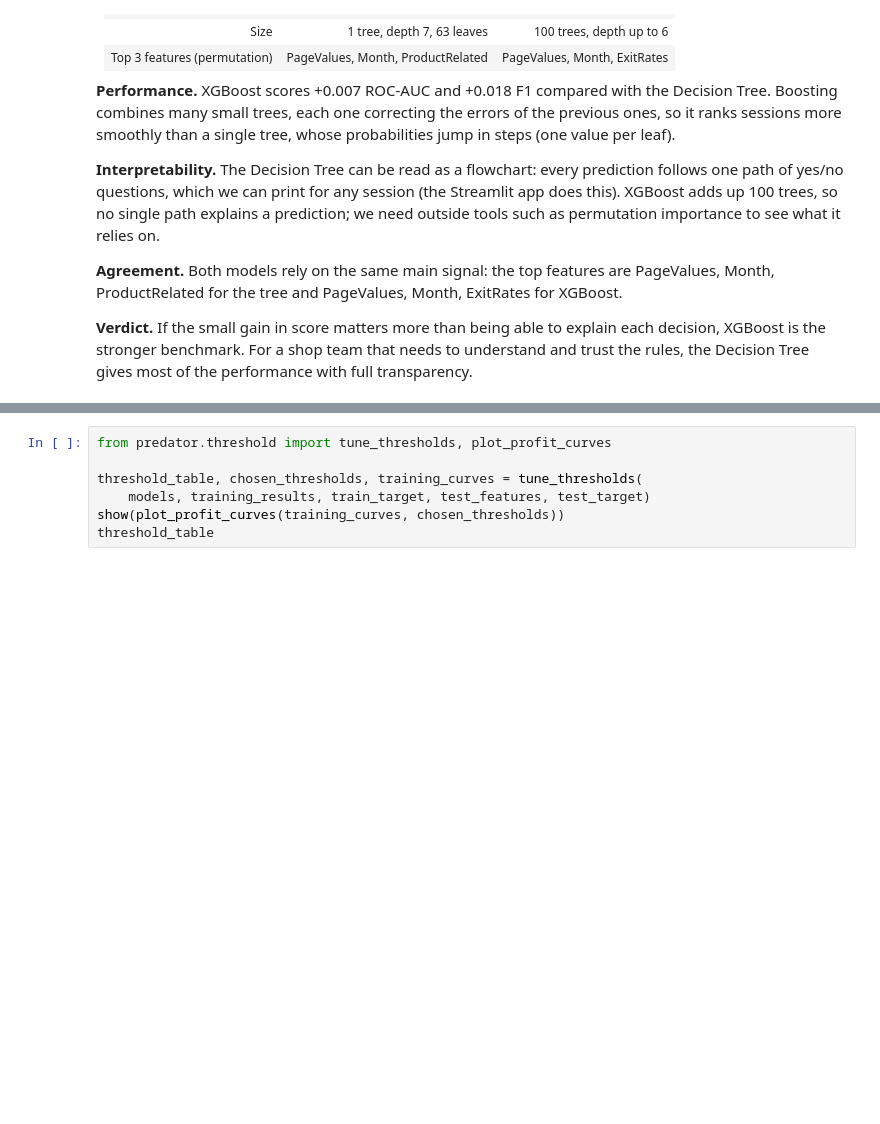
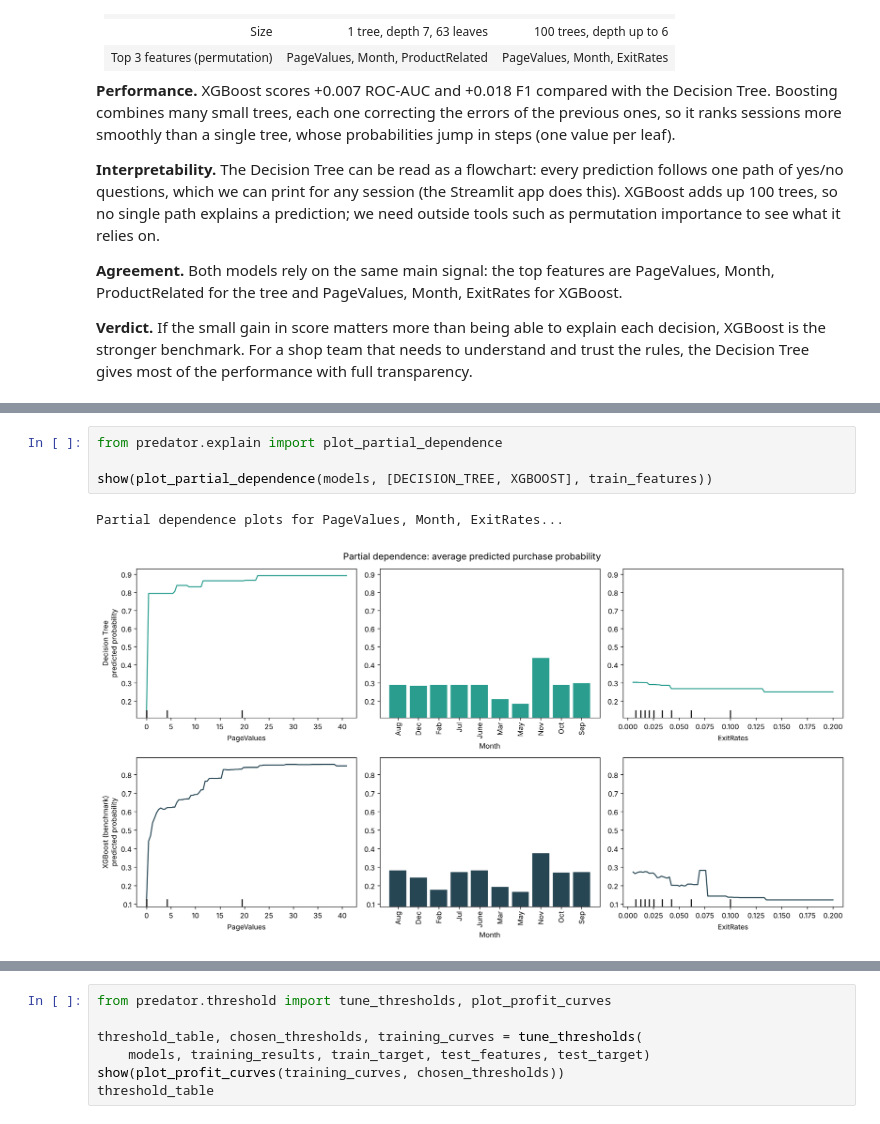
Before and after one commit to pxnz3r/Predator, a Jupyter notebook: notebooks/predator_walkthrough.ipynb, the cells around one changed output, grey strips where cells are left out. Cells and saved outputs as stored; diff of their text form; blank space fills up the shorter version.

```diff
--- a/notebooks/predator_walkthrough.ipynb
+++ b/notebooks/predator_walkthrough.ipynb
@@ -285,0 +357,7 @@ PageValues is computed from earlier purchases on the site, so it is close to a "
+# %%
+from predator.explain import plot_partial_dependence
+
+show(plot_partial_dependence(models, [DECISION_TREE, XGBOOST], train_features))
+# %% [output]
+Partial dependence plots for PageValues, Month, ExitRates...
+[figure, added]
```
Also changed, not shown: parts of 19 cells of this notebook.
